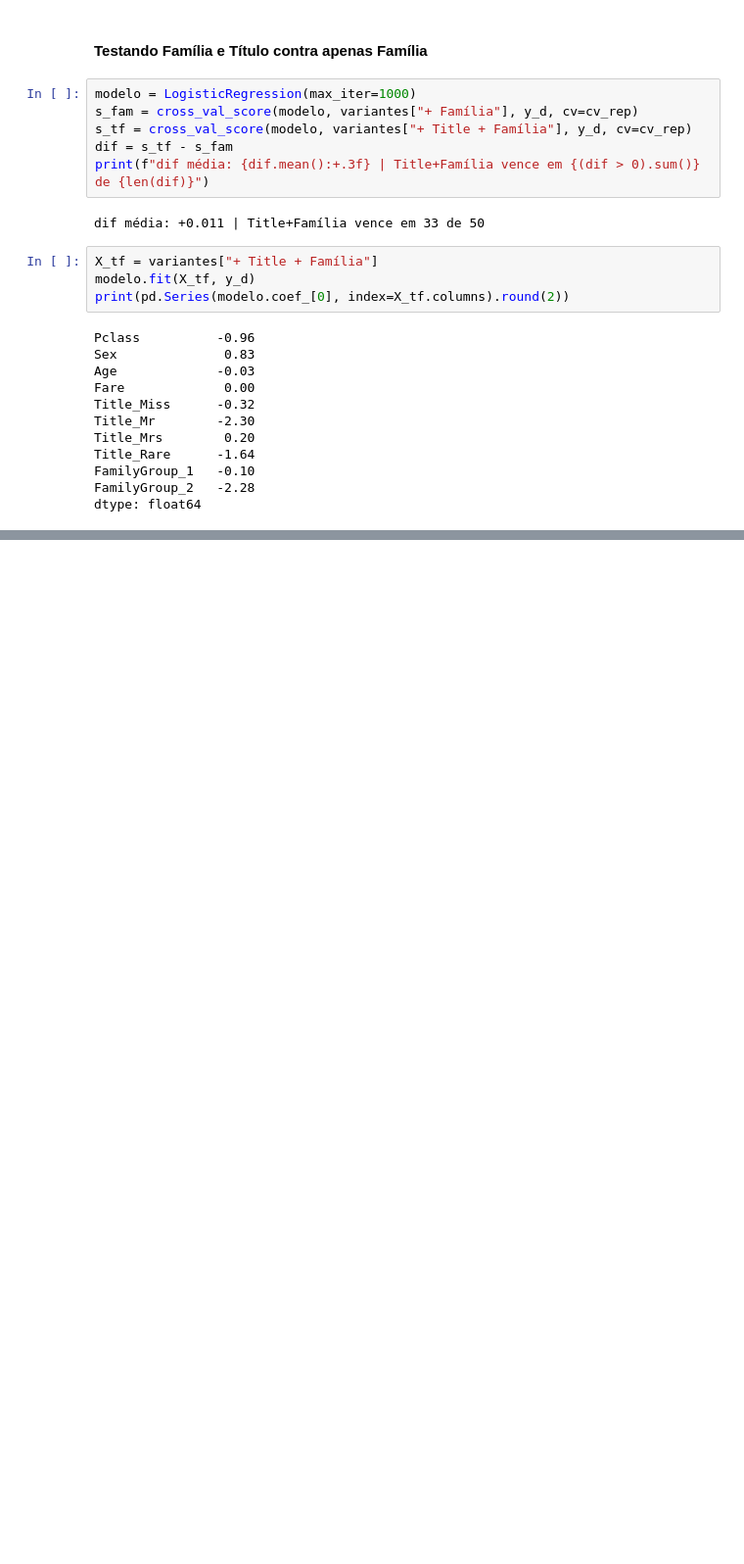
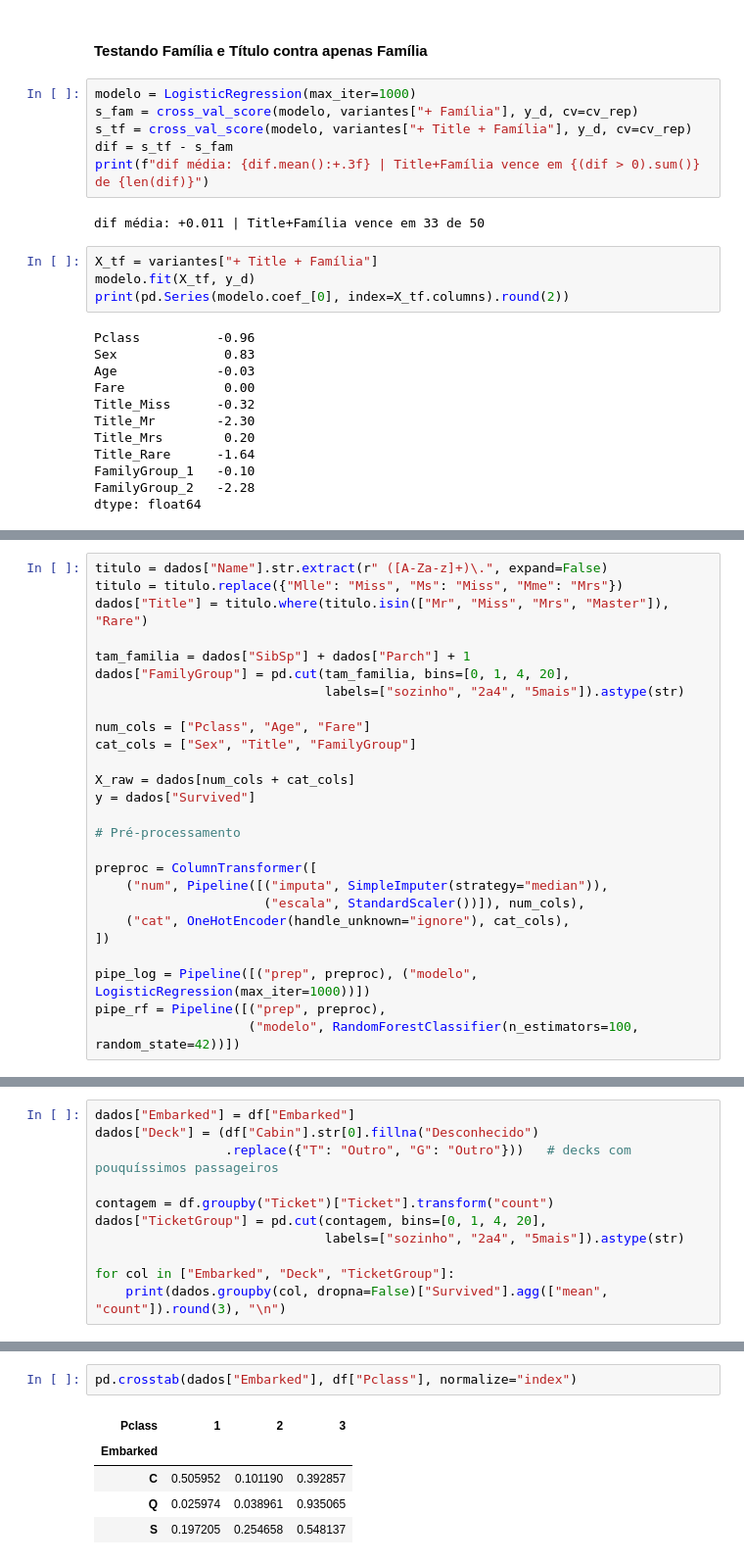
Before and after one commit to joaoksaas/titanic-survival-prediction, a Jupyter notebook: titanic.ipynb, the cells around one changed output, grey strips where cells are left out. Shown at 98% size. Drawn from its saved outputs; the diff is of its cells as text; blank space fills up the shorter version.

```diff
--- a/titanic.ipynb
+++ b/titanic.ipynb
@@ -517,0 +538,26 @@ dtype: float64
+# %%
+titulo = dados["Name"].str.extract(r" ([A-Za-z]+)\.", expand=False)
+titulo = titulo.replace({"Mlle": "Miss", "Ms": "Miss", "Mme": "Mrs"})
+dados["Title"] = titulo.where(titulo.isin(["Mr", "Miss", "Mrs", "Master"]), "Rare")
+
+tam_familia = dados["SibSp"] + dados["Parch"] + 1
+dados["FamilyGroup"] = pd.cut(tam_familia, bins=[0, 1, 4, 20],
+                              labels=["sozinho", "2a4", "5mais"]).astype(str)
+
+num_cols = ["Pclass", "Age", "Fare"]
+cat_cols = ["Sex", "Title", "FamilyGroup"]
+
+X_raw = dados[num_cols + cat_cols]
+y = dados["Survived"]
+
+# Pré-processamento
+
+preproc = ColumnTransformer([
+    ("num", Pipeline([("imputa", SimpleImputer(strategy="median")),
+                      ("escala", StandardScaler())]), num_cols),
+    ("cat", OneHotEncoder(handle_unknown="ignore"), cat_cols),
+])
+
+pipe_log = Pipeline([("prep", preproc), ("modelo", LogisticRegression(max_iter=1000))])
+pipe_rf = Pipeline([("prep", preproc),
+                    ("modelo", RandomForestClassifier(n_estimators=100, random_state=42))])
@@ -517,0 +664,11 @@ dtype: float64
+# %%
+dados["Embarked"] = df["Embarked"]
+dados["Deck"] = (df["Cabin"].str[0].fillna("Desconhecido")
+                 .replace({"T": "Outro", "G": "Outro"}))   # decks com pouquíssimos passageiros
+
+contagem = df.groupby("Ticket")["Ticket"].transform("count")
+dados["TicketGroup"] = pd.cut(contagem, bins=[0, 1, 4, 20],
+                              labels=["sozinho", "2a4", "5mais"]).astype(str)
+
+for col in ["Embarked", "Deck", "TicketGroup"]:
+    print(dados.groupby(col, dropna=False)["Survived"].agg(["mean", "count"]).round(3), "\n")
@@ -517,0 +763,8 @@ dtype: float64
+# %%
+pd.crosstab(dados["Embarked"], df["Pclass"], normalize="index")
+# %% [output]
+| Pclass | 1 | 2 | 3 |
+| Embarked |  |  |  |
+| C | 0.505952 | 0.101190 | 0.392857 |
+| Q | 0.025974 | 0.038961 | 0.935065 |
+| S | 0.197205 | 0.254658 | 0.548137 |
```
Also changed, not shown: parts of 13 cells of this notebook.
